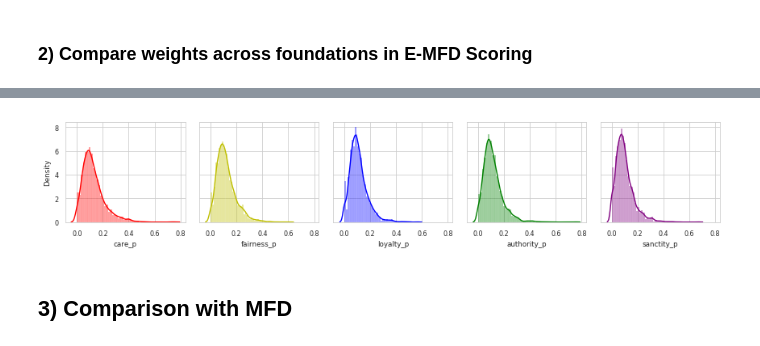
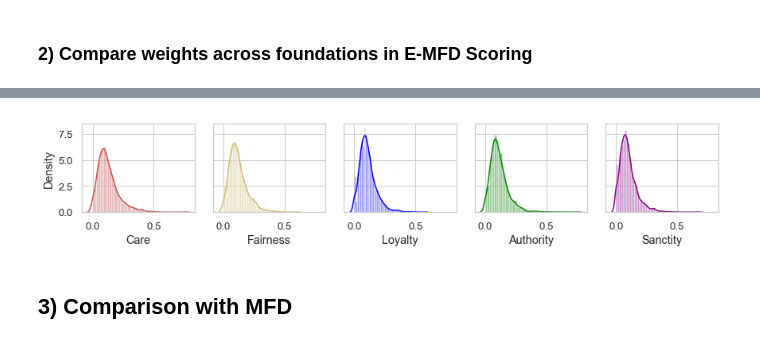
Before and after one commit to medianeuroscience/emfd, a Jupyter notebook: dictionary_exploration.ipynb, the cells around one changed output, grey strips where cells are left out. Cells and saved outputs as stored; diff of their text form; code cells hidden in the pictures.

```diff
--- a/dictionary_exploration.ipynb
+++ b/dictionary_exploration.ipynb
@@ -16,7 +16,9 @@ from functions import make_wordclouds
 import spacy, re, fnmatch
 nlp = spacy.load('en')
 
+
 plt.style.use('seaborn-paper')
+sns.set(font_scale=1.2)
 sns.set_style('whitegrid')
 plt.rcParams['font.serif'] = "Times New Roman"
 # %%
@@ -98,14 +113,14 @@ plt.xticks(rotation=40)
 # %%
 fig, ax = plt.subplots(nrows=1, ncols=5, figsize=(12,2.5), sharey=True, sharex=True)
-sns.distplot(emfd['care_p'], ax=ax[0], color='r')
-sns.distplot(emfd['fairness_p'], ax=ax[1], color='y')
-sns.distplot(emfd['loyalty_p'], ax=ax[2], color='blue')
-sns.distplot(emfd['authority_p'], ax=ax[3], color='green')
-sns.distplot(emfd['sanctity_p'], ax=ax[4], color='purple')
+sns.distplot(emfd['care_p'], ax=ax[0], color='r', axlabel='Care')
+sns.distplot(emfd['fairness_p'], ax=ax[1], color='y', axlabel='Fairness')
+sns.distplot(emfd['loyalty_p'], ax=ax[2], color='blue',axlabel='Loyalty')
+sns.distplot(emfd['authority_p'], ax=ax[3], color='green',axlabel='Authority')
+sns.distplot(emfd['sanctity_p'], ax=ax[4], color='purple',axlabel='Sanctity')
 ax[0].set_ylabel('Density')
 plt.tight_layout()
 # %% [output]
-[figure, old version]
+[figure, new version]
 # %% [markdown]
 ## 3) Comparison with MFD
 # %%
```
Also changed, not shown: parts of 9 cells of this notebook, 5 other files.
